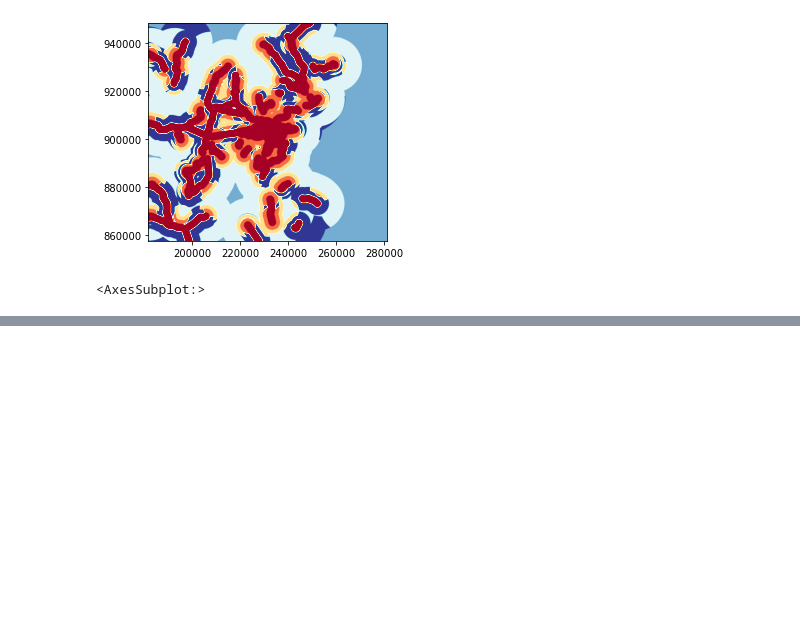
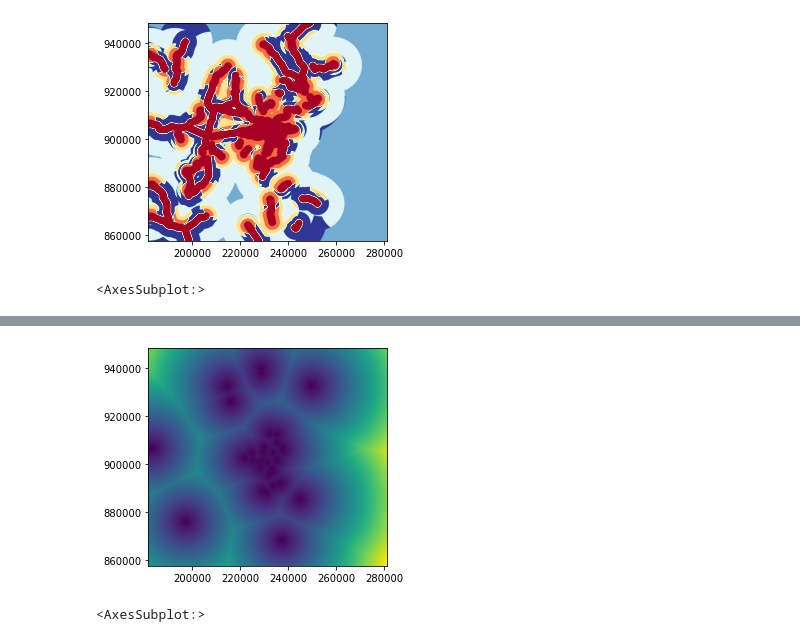
Before and after one commit to gingerleib/outdoor-recreation, a Jupyter notebook: Outdoor_Rec_Analysis.ipynb, the cells around one changed output, grey strips where cells are left out. Cells and saved outputs as stored; diff of their text form; code cells hidden in the pictures; blank space fills up the shorter version.

```diff
--- a/Outdoor_Rec_Analysis.ipynb
+++ b/Outdoor_Rec_Analysis.ipynb
@@ -367,0 +507,9 @@ show(reclass_trails, transform=transform_tree, cmap='RdYlBu_r')
+# %%
+#multiply by cell size using the res attribute
+
+pools_distance = ndimage.distance_transform_edt(pools_raster) * res_tree[0]
+# %%
+show(pools_distance, transform=transform_tree)
+# %% [output]
+[figure, added]
+<AxesSubplot:>
```
Also changed, not shown: parts of 21 cells of this notebook.
